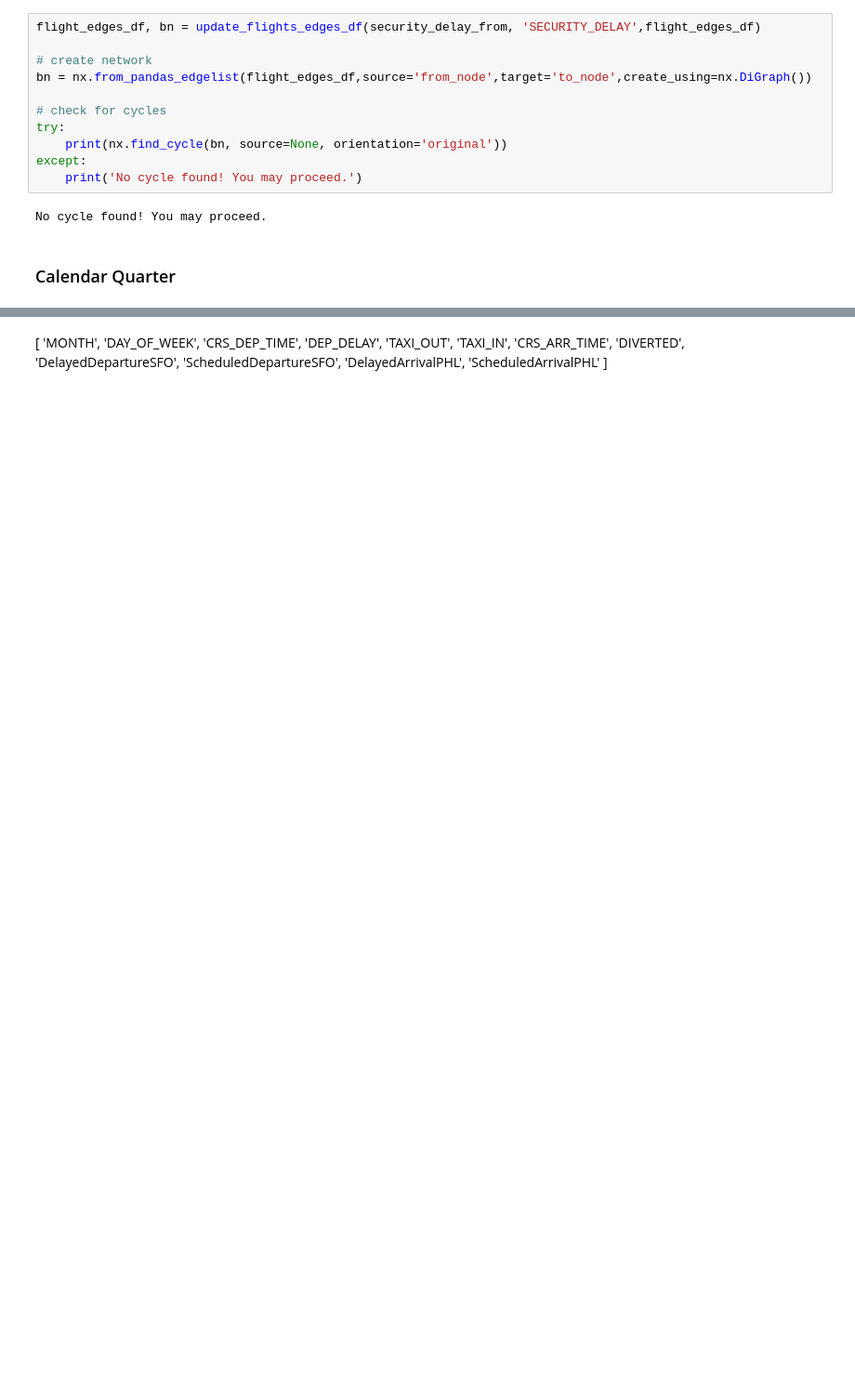
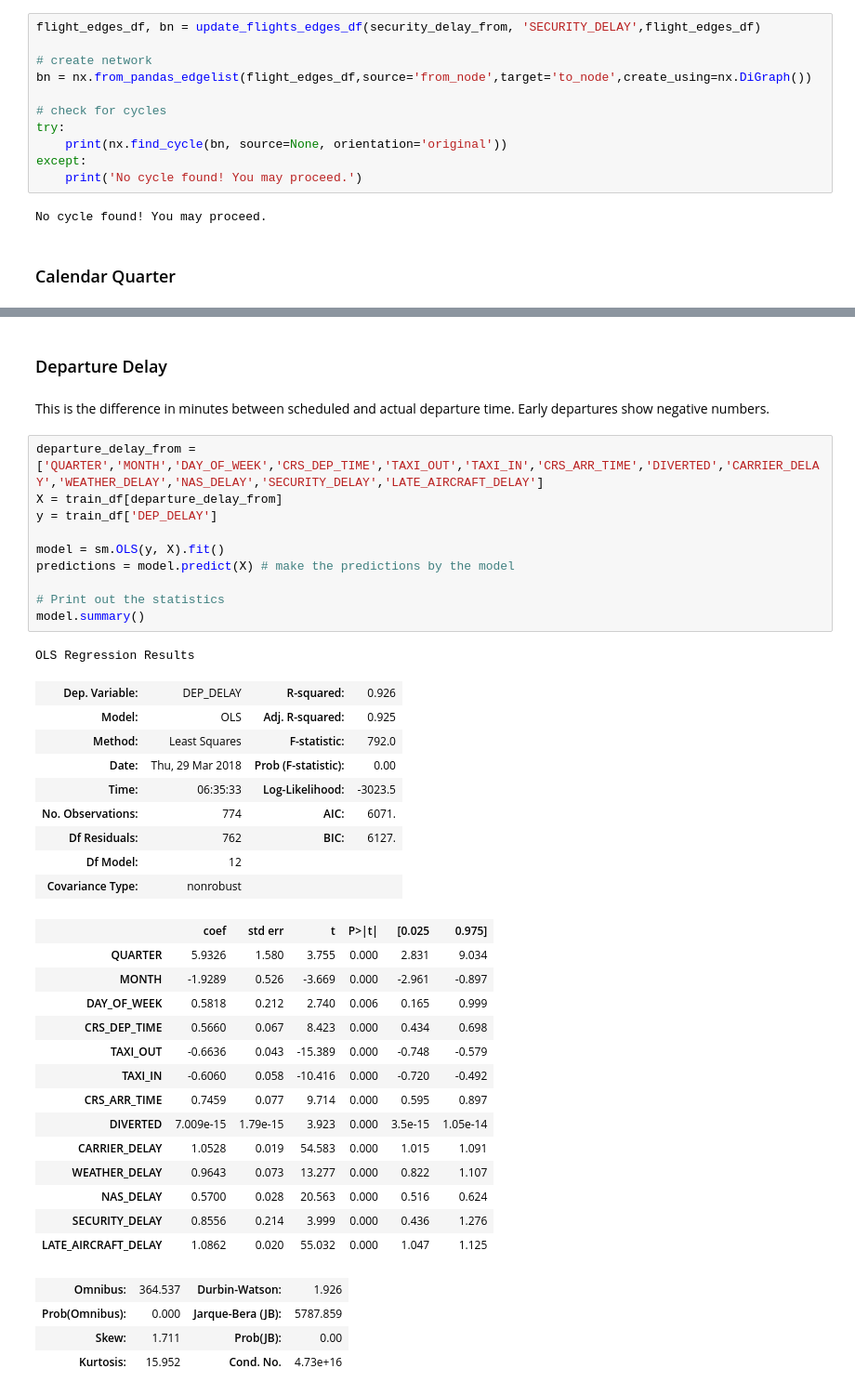
Before and after one commit to dy-choi/Flight-Delay-Analysis, a Jupyter notebook: FlightDelay.ipynb, the cells around one changed output, grey strips where cells are left out. Shown at 93% size. Cells and saved outputs as stored; diff of their text form; blank space fills up the shorter version.

```diff
--- a/FlightDelay.ipynb
+++ b/FlightDelay.ipynb
@@ -586,15 +544,43 @@ No cycle found! You may proceed.
-# %% [markdown]
-[
- 'MONTH',
- 'DAY_OF_WEEK',
- 'CRS_DEP_TIME',
- 'DEP_DELAY',
- 'TAXI_OUT',
- 'TAXI_IN',
- 'CRS_ARR_TIME',
- 'DIVERTED',
- 'DelayedDepartureSFO',
- 'ScheduledDepartureSFO',
- 'DelayedArrivalPHL',
- 'ScheduledArrivalPHL'
-]
+# %% [markdown]
+### Departure Delay
+# %% [markdown]
+This is the difference in minutes between scheduled and actual departure time. Early departures show negative numbers.
+# %%
+departure_delay_from = ['QUARTER','MONTH','DAY_OF_WEEK','CRS_DEP_TIME','TAXI_OUT','TAXI_IN','CRS_ARR_TIME','DIVERTED','CARRIER_DELAY','WEATHER_DELAY','NAS_DELAY','SECURITY_DELAY','LATE_AIRCRAFT_DELAY']
+X = train_df[departure_delay_from]
+y = train_df['DEP_DELAY']
+
+model = sm.OLS(y, X).fit()
+predictions = model.predict(X) # make the predictions by the model
+
+# Print out the statistics
+model.summary()
+# %% [output]
+OLS Regression Results
+| Dep. Variable: | DEP_DELAY | R-squared: | 0.926 |
+| Model: | OLS | Adj. R-squared: | 0.925 |
+| Method: | Least Squares | F-statistic: | 792.0 |
+| Date: | Thu, 29 Mar 2018 | Prob (F-statistic): | 0.00 |
+| Time: | 06:35:33 | Log-Likelihood: | -3023.5 |
+| No. Observations: | 774 | AIC: | 6071. |
+| Df Residuals: | 762 | BIC: | 6127. |
+| Df Model: | 12 |  |  |
+| Covariance Type: | nonrobust |  |  |
+|  | coef | std err | t | P>|t| | [0.025 | 0.975] |
+| QUARTER | 5.9326 | 1.580 | 3.755 | 0.000 | 2.831 | 9.034 |
+| MONTH | -1.9289 | 0.526 | -3.669 | 0.000 | -2.961 | -0.897 |
+| DAY_OF_WEEK | 0.5818 | 0.212 | 2.740 | 0.006 | 0.165 | 0.999 |
+| CRS_DEP_TIME | 0.5660 | 0.067 | 8.423 | 0.000 | 0.434 | 0.698 |
+| TAXI_OUT | -0.6636 | 0.043 | -15.389 | 0.000 | -0.748 | -0.579 |
+| TAXI_IN | -0.6060 | 0.058 | -10.416 | 0.000 | -0.720 | -0.492 |
+| CRS_ARR_TIME | 0.7459 | 0.077 | 9.714 | 0.000 | 0.595 | 0.897 |
+| DIVERTED | 7.009e-15 | 1.79e-15 | 3.923 | 0.000 | 3.5e-15 | 1.05e-14 |
+| CARRIER_DELAY | 1.0528 | 0.019 | 54.583 | 0.000 | 1.015 | 1.091 |
+| WEATHER_DELAY | 0.9643 | 0.073 | 13.277 | 0.000 | 0.822 | 1.107 |
+| NAS_DELAY | 0.5700 | 0.028 | 20.563 | 0.000 | 0.516 | 0.624 |
+| SECURITY_DELAY | 0.8556 | 0.214 | 3.999 | 0.000 | 0.436 | 1.276 |
+| LATE_AIRCRAFT_DELAY | 1.0862 | 0.020 | 55.032 | 0.000 | 1.047 | 1.125 |
+| Omnibus: | 364.537 | Durbin-Watson: | 1.926 |
+| Prob(Omnibus): | 0.000 | Jarque-Bera (JB): | 5787.859 |
+| Skew: | 1.711 | Prob(JB): | 0.00 |
+| Kurtosis: | 15.952 | Cond. No. | 4.73e+16 |
```
Also changed, not shown: parts of 50 cells of this notebook, 1 other file.
